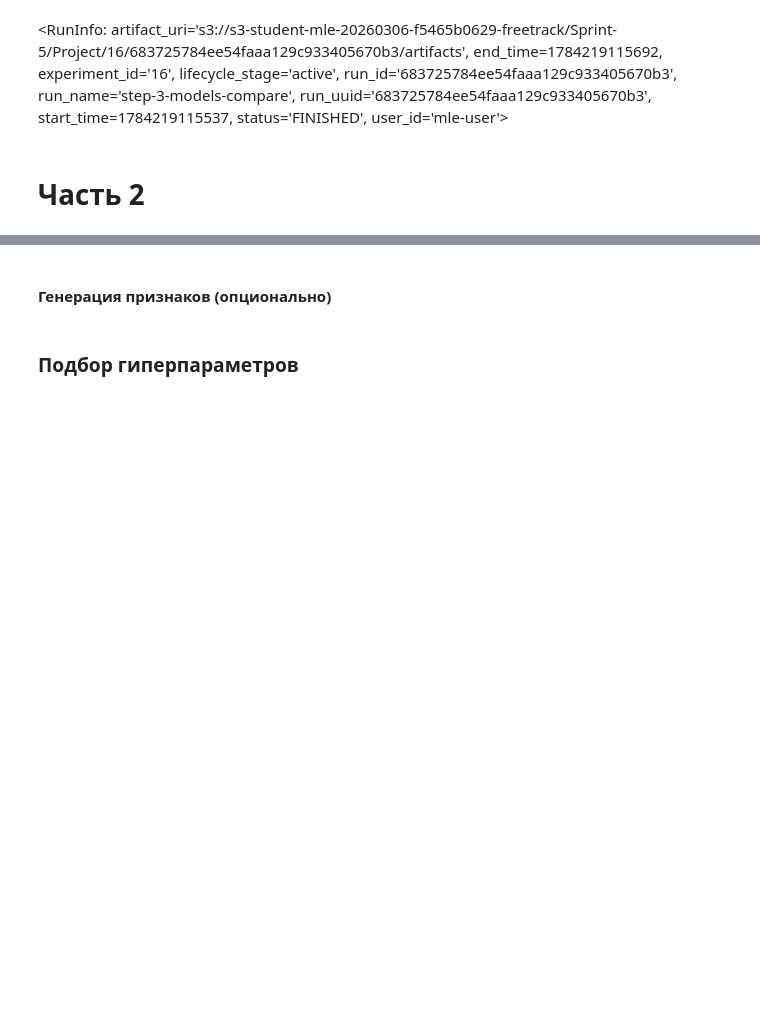
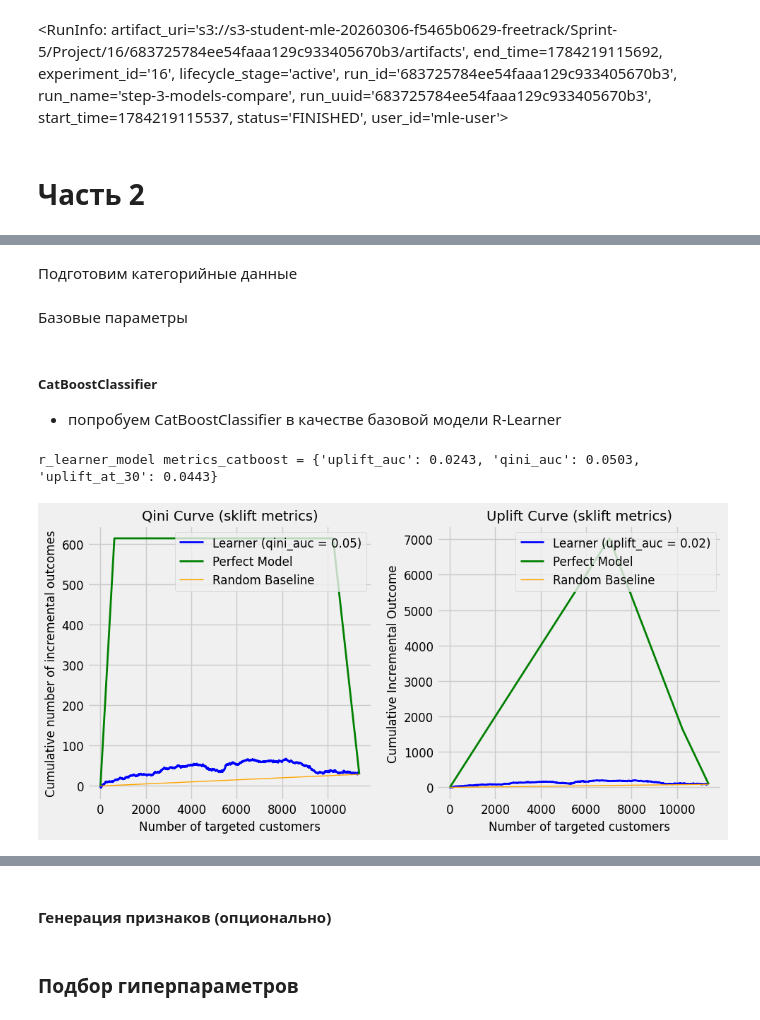
Before and after one commit to khromenko/mle-uplift-final-project-2025, a Jupyter notebook: final_project.ipynb, the cells around one changed output, grey strips where cells are left out. Saved outputs shown, nothing was run; the diff lists cells and outputs as text; code cells hidden in the pictures; blank space fills up the shorter version.

```diff
--- a/final_project.ipynb
+++ b/final_project.ipynb
@@ -1609,0 +1618,66 @@ run finish info: <RunInfo: artifact_uri='s3://s3-student-mle-20260306-f5465b0629
+# %% [markdown]
+Подготовим категорийные данные
+# %%
+features = ['recency', 'history_segment', 'history', 'mens', 'womens', 'zip_code', 'newbie', 'channel']
+cat_features = ['history_segment', 'mens', 'womens', 'zip_code', 'newbie', 'channel']
+cat_features_indices = [X_train.columns.get_loc(col) for col in cat_features]
+
+X_train_cat = X_train.copy()
+X_train_cat[cat_features] = X_train[cat_features].astype(str)
+
+X_test_cat = X_test.copy()
+X_test_cat[cat_features] = X_test[cat_features].astype(str)
+# %% [markdown]
+Базовые параметры
+# %%
+est_params = {
+    'n_estimators': 100,
+    'max_depth': 6,
+    'learning_rate':  0.03,
+    'verbose': False,
+    'random_state': RANDOM_STATE
+}
+# %% [markdown]
+
+##### CatBoostClassifier
+- попробуем CatBoostClassifier в качестве базовой модели R-Learner
+# %%
+from causalml.inference.meta import BaseRLearner
+from sklearn.ensemble import RandomForestClassifier, RandomForestRegressor
+import matplotlib.pyplot as plt
+import utils
+from catboost import CatBoostClassifier, CatBoostRegressor
+
+# именно CatBoostClassifier дает Uplift@30 бОльшее значение  0.0443, по сравнению с CatBoostRegressor
+# но похоже это следствие RANDOM_STATE - при смене значения, меняется и результат - это странно, потому что поидее RLearner делает кросс-валидацию
+
+est_outcome = CatBoostClassifier(cat_features=cat_features_indices, **est_params)
+est_effect = CatBoostRegressor(cat_features=cat_features_indices, **est_params)
+est_prop = CatBoostClassifier(cat_features=cat_features_indices, **est_params)
+
+r_learner_model = BaseRLearner(
+    n_fold=5,
+    outcome_learner=est_outcome,
+    effect_learner=est_effect,
+    propensity_learner=est_prop,
+    control_name=0,
+    random_state=est_params['random_state']
+    )
+
+r_learner_model.fit(X=X_train_cat, treatment=treat_train, y=y_train)
+
+# predict
+r_learner_pred = r_learner_model.predict(X_test_cat).squeeze()
+
+# metrics
+metrics_catboost = utils.calc_uplift_metics(y_true=y_test, pred_uplift=r_learner_pred, treat_true=treat_test)
+print(f'r_learner_model metrics_catboost = {metrics_catboost}')
+
+# plot curve
+fig, axs = plt.subplots(1, 2, figsize=(10, 5))
+utils.plot_qini_curve(y_test, r_learner_pred, treat_test, axs=axs[0])
+utils.plot_uplift_curve(y_test, r_learner_pred, treat_test, axs=axs[1])
+plt.tight_layout()
+# %% [output]
+r_learner_model metrics_catboost = {'uplift_auc': 0.0243, 'qini_auc': 0.0503, 'uplift_at_30': 0.0443}
+[figure, added]
```
Also changed, not shown: parts of 10 cells of this notebook, 2 other files.
